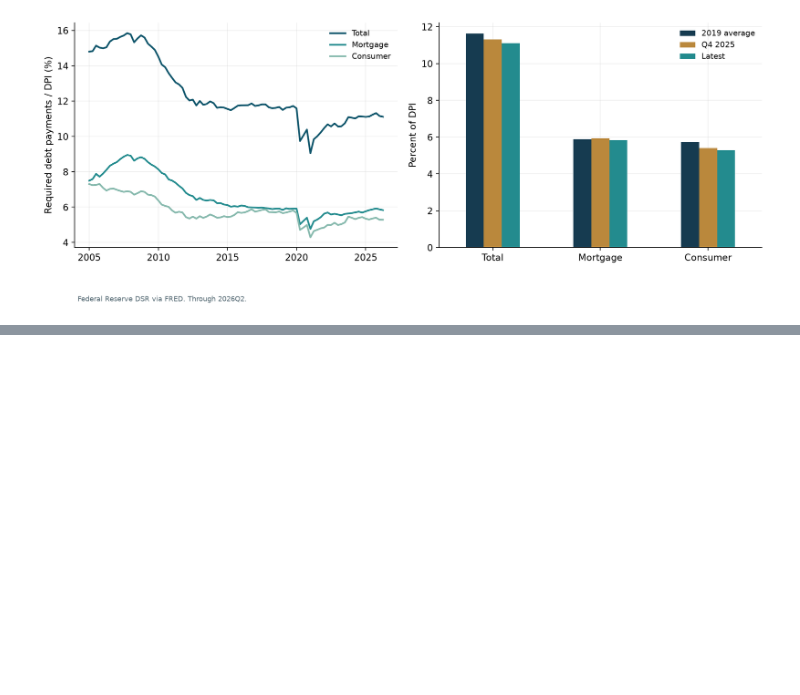
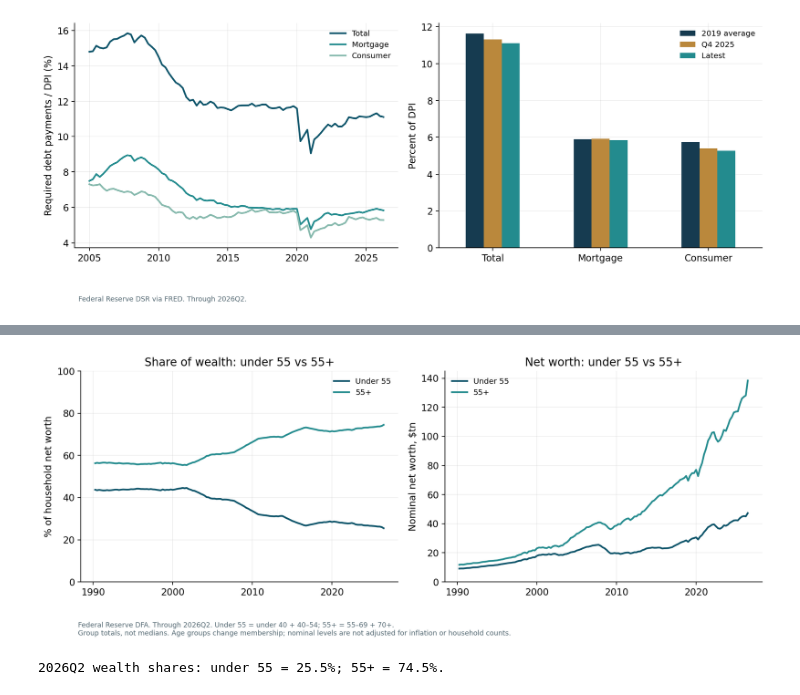
Before and after one commit to halim-12/test, a Jupyter notebook: Consumer Charts.ipynb, the cells around one changed output, grey strips where cells are left out. Saved outputs shown, nothing was run; the diff lists cells and outputs as text; code cells hidden in the pictures; blank space fills up the shorter version.

```diff
--- a/Consumer Charts.ipynb
+++ b/Consumer Charts.ipynb
@@ -318,0 +378,20 @@ show(fig, 10, f'Federal Reserve DSR via FRED. Through {dsr.index[-1].to_period("
+# %%
+wealth_age_split = pd.DataFrame({
+    'Under 55': age_wealth[['Under 40','40–54']].sum(axis=1),
+    '55+': age_wealth[['55–69','70+']].sum(axis=1)})
+wealth_age_split_shares = wealth_age_split.div(wealth_age_split.sum(axis=1), axis=0)*100
+assert np.allclose(wealth_age_split.sum(axis=1), age_wealth.sum(axis=1))
+assert np.allclose(wealth_age_split_shares.sum(axis=1), 100)
+
+fig, ax = plt.subplots(1,2)
+line(ax[0], dates(wealth_age_split_shares), '% of household net worth', DFA_START)
+ax[0].set(title='Share of wealth: under 55 vs 55+', ylim=(0,100))
+line(ax[1], dates(wealth_age_split/1_000_000), 'Nominal net worth, $tn', DFA_START)
+ax[1].set(title='Net worth: under 55 vs 55+', ylim=(0,None))
+show(fig, 13, f'Federal Reserve DFA. Through {wealth_age_split.index[-1]}. Under 55 = under 40 + 40–54; 55+ = 55–69 + 70+.\nGroup totals, not medians. Age groups change membership; nominal levels are not adjusted for inflation or household counts.')
+latest_split = wealth_age_split_shares.iloc[-1]
+print(f'{wealth_age_split.index[-1]} wealth shares: under 55 = {latest_split["Under 55"]:.1f}%; '
+      f'55+ = {latest_split["55+"]:.1f}%.')
+# %% [output]
+[figure, added]
+2026Q2 wealth shares: under 55 = 25.5%; 55+ = 74.5%.
```
Also changed, not shown: parts of 9 cells of this notebook.
